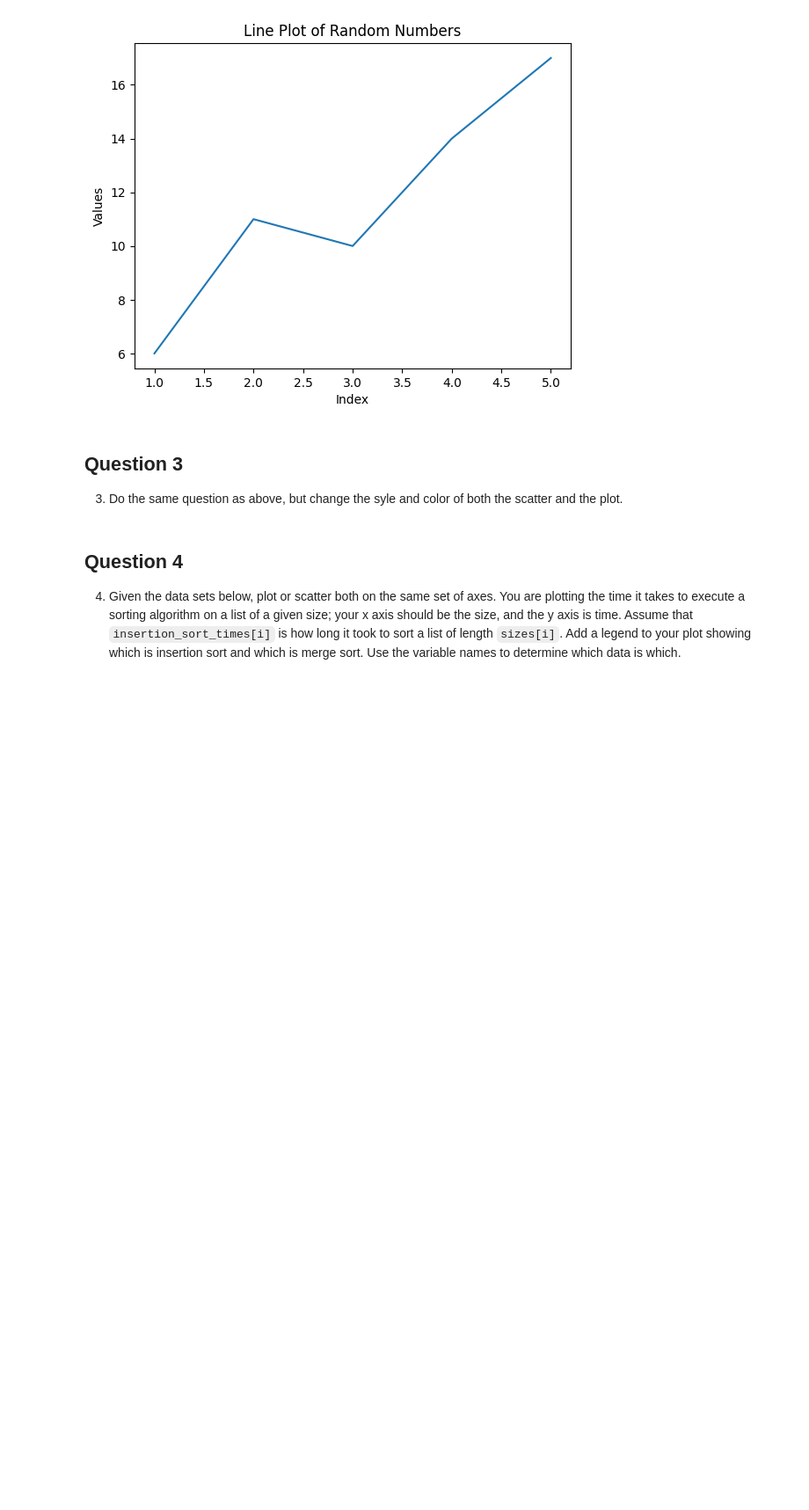
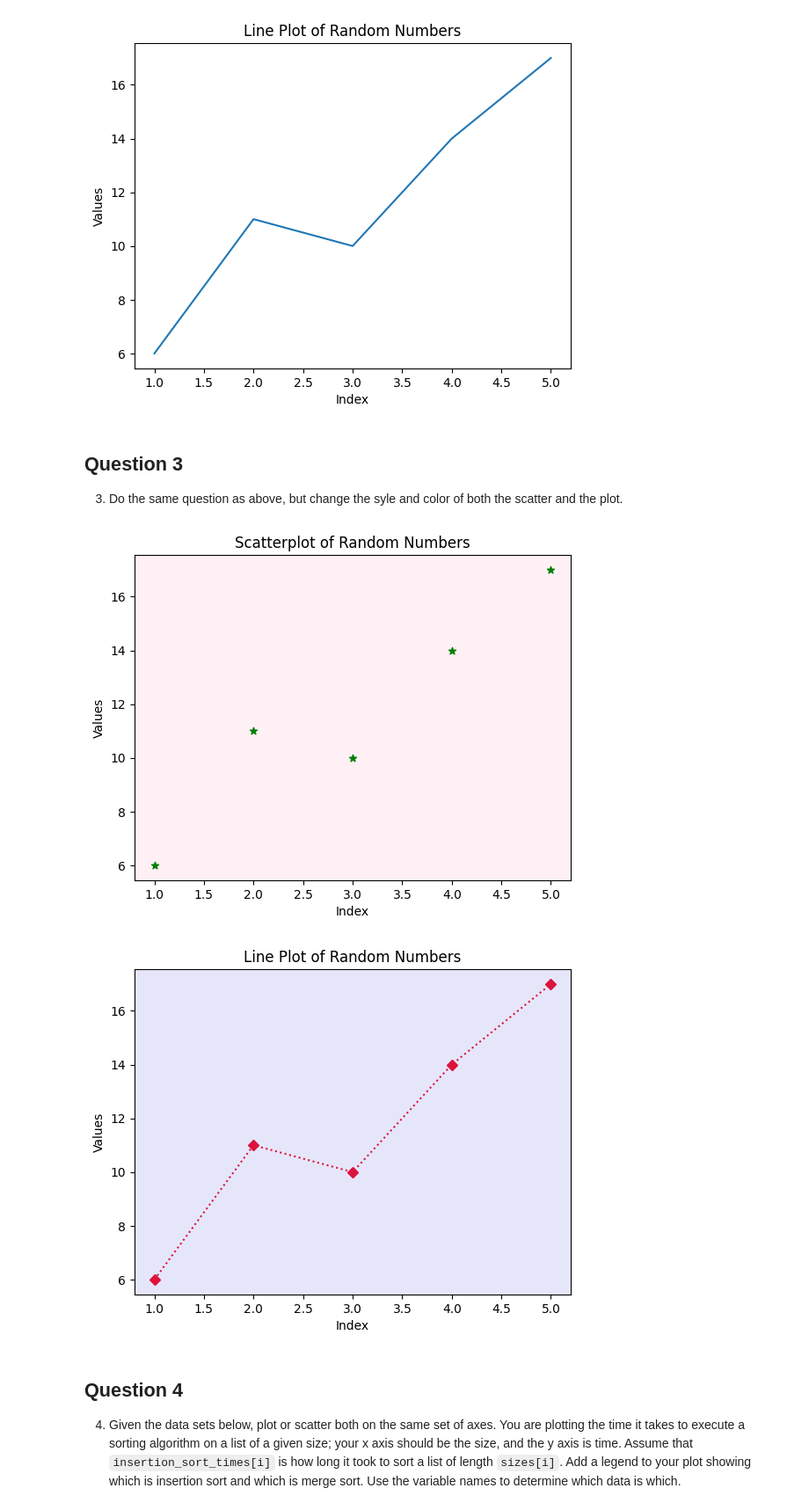
Before and after one commit to lauravos/pyplot, a Jupyter notebook: pyplot.ipynb, the cells around one changed output. Shown: that part at 88% size. Saved outputs shown, nothing was run; the diff lists cells and outputs as text; code cells hidden in the pictures; blank space fills up the shorter version.

```diff
--- a/pyplot.ipynb
+++ b/pyplot.ipynb
@@ -108,6 +108,27 @@ plt.show()
 # %% [markdown]
 ## Question 3
 3. Do the same question as above, but change the syle and color of both the scatter and the plot.
+# %%
+#scatter plot
+plt.scatter(xlist, ylist, color='green', marker='*')
+plt.xlabel('Index')
+plt.ylabel('Values')
+plt.title('Scatterplot of Random Numbers')
+plt.gca().set_facecolor('lavenderblush')
+
+plt.show()
+
+#line plot
+plt.plot(xlist, ylist, color='crimson', marker='D', linestyle=':')
+plt.xlabel('Index')
+plt.ylabel('Values')
+plt.title('Line Plot of Random Numbers')
+plt.gca().set_facecolor('lavender')
+
+plt.show()
+# %% [output]
+[figure, added]
+[figure, added]
 # %% [markdown]
 ## Question 4
 4. Given the data sets below, plot or scatter both on the same set of axes.  You are plotting the time it takes to execute a sorting algorithm on a list of a given size; your x axis should be the size, and the y axis is time.  Assume that `insertion_sort_times[i]` is how long it took to sort a list of length `sizes[i]`.  Add a legend to your plot showing which is insertion sort and which is merge sort.  Use the variable names to determine which data is which.
```
